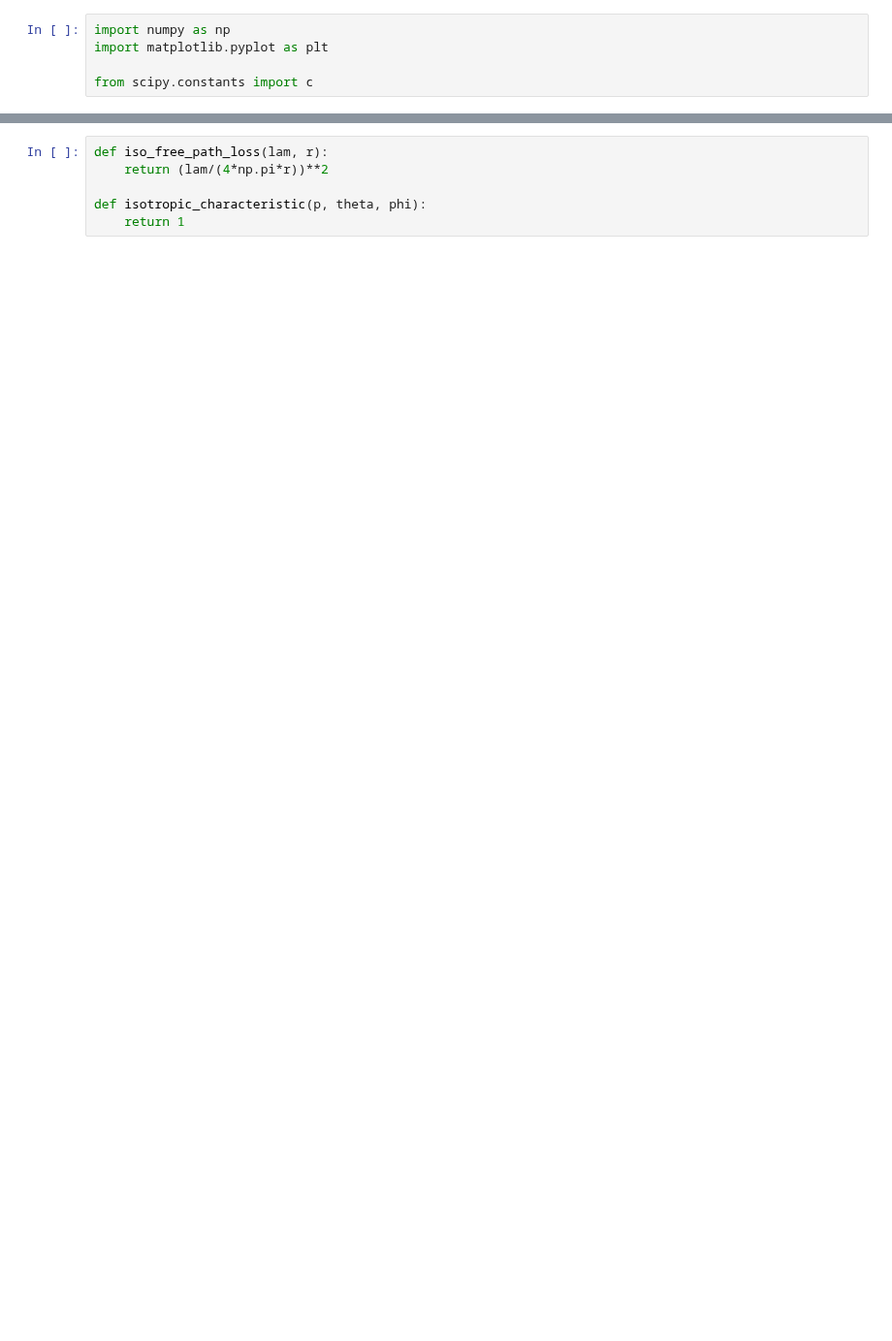
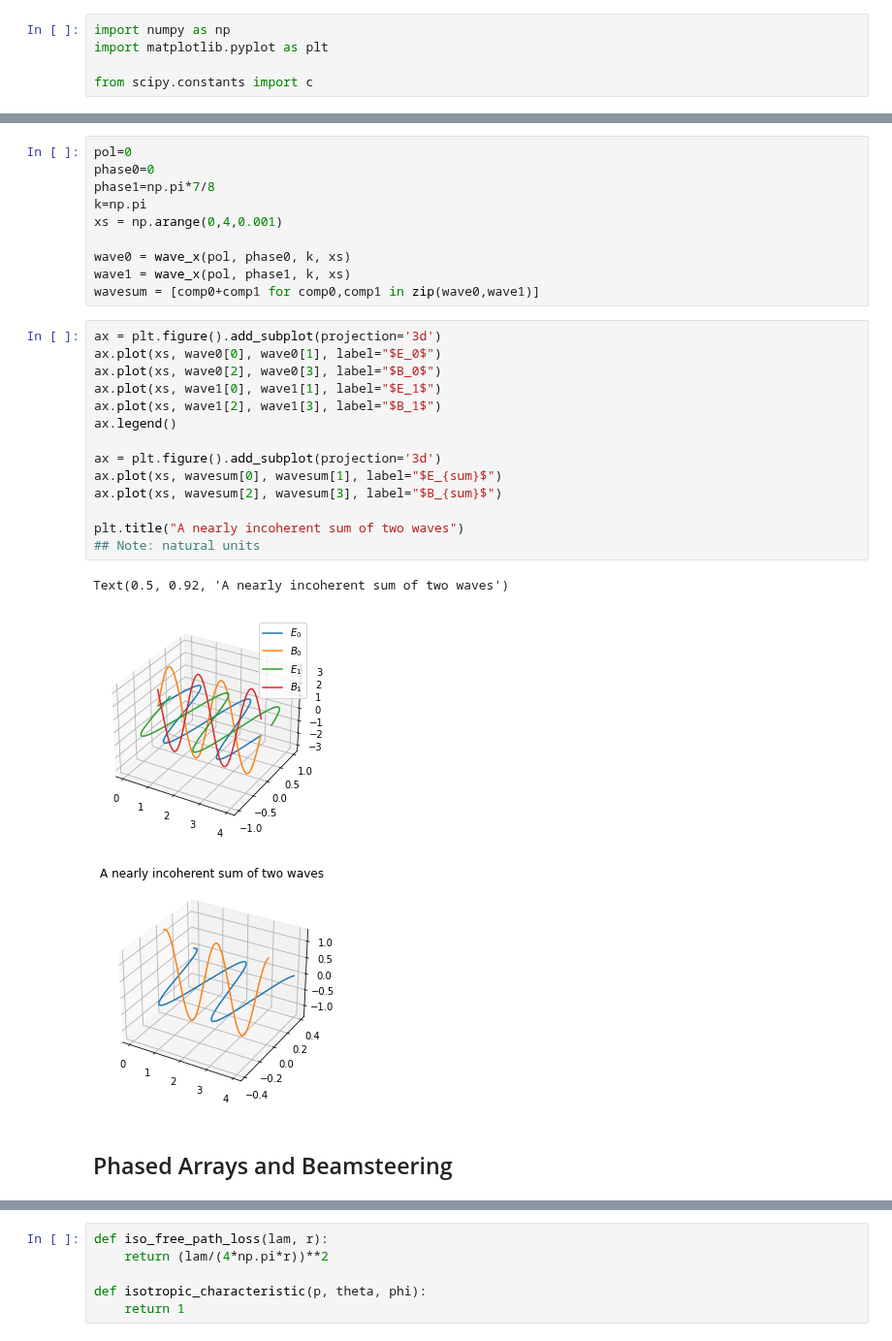
Before and after one commit to HKNDecal/HKNDecal, a Jupyter notebook: session10/PhasedArrays.ipynb, the cells around one changed output, grey strips where cells are left out. Shown at 97% size. Saved outputs shown, nothing was run; the diff lists cells and outputs as text; blank space fills up the shorter version.

```diff
--- a/session10/PhasedArrays.ipynb
+++ b/session10/PhasedArrays.ipynb
@@ -10,0 +97,30 @@ from scipy.constants import c
+# %%
+pol=0
+phase0=0
+phase1=np.pi*7/8
+k=np.pi
+xs = np.arange(0,4,0.001)
+
+wave0 = wave_x(pol, phase0, k, xs)
+wave1 = wave_x(pol, phase1, k, xs)
+wavesum = [comp0+comp1 for comp0,comp1 in zip(wave0,wave1)]
+# %%
+ax = plt.figure().add_subplot(projection='3d')
+ax.plot(xs, wave0[0], wave0[1], label="$E_0$")
+ax.plot(xs, wave0[2], wave0[3], label="$B_0$")
+ax.plot(xs, wave1[0], wave1[1], label="$E_1$")
+ax.plot(xs, wave1[2], wave1[3], label="$B_1$")
+ax.legend()
+
+ax = plt.figure().add_subplot(projection='3d')
+ax.plot(xs, wavesum[0], wavesum[1], label="$E_{sum}$")
+ax.plot(xs, wavesum[2], wavesum[3], label="$B_{sum}$")
+
+plt.title("A nearly incoherent sum of two waves")
+## Note: natural units
+# %% [output]
+Text(0.5, 0.92, 'A nearly incoherent sum of two waves')
+[figure, added]
+[figure, added]
+# %% [markdown]
+## Phased Arrays and Beamsteering
```
Also changed, not shown: parts of 33 cells of this notebook.
